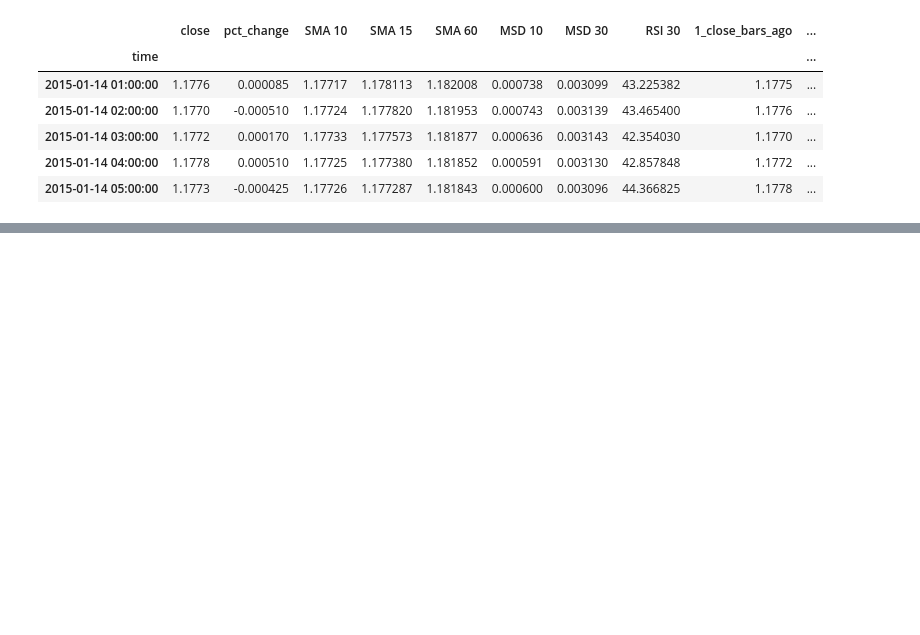
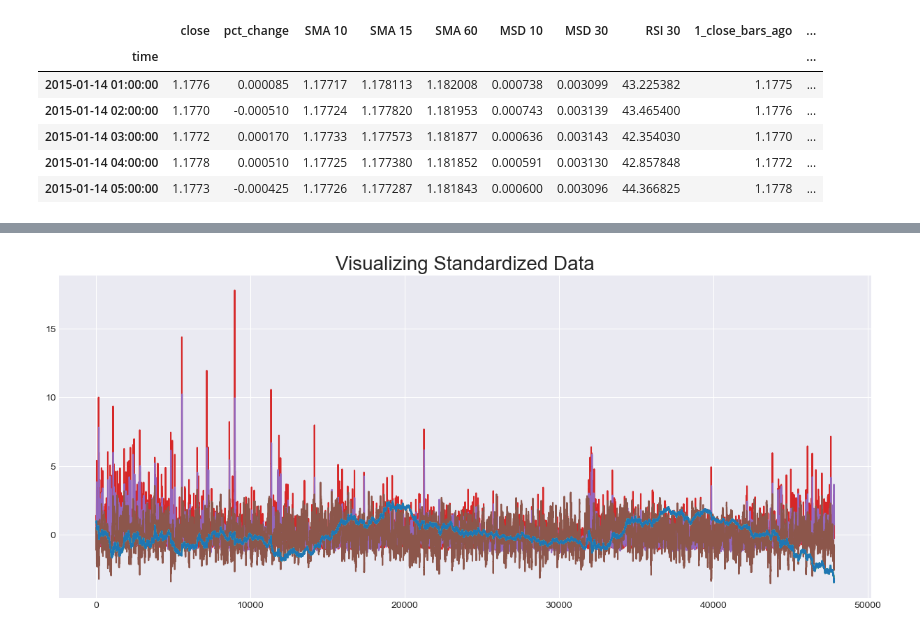
Before and after one commit to YarosInter/Time-Series-Dense-Neural-Network, a Jupyter notebook: Dense_Layer_Neural_Network.ipynb, the cells around one changed output, grey strips where cells are left out. Cells and saved outputs as stored; diff of their text form; code cells hidden in the pictures; blank space fills up the shorter version.

```diff
--- a/Dense_Layer_Neural_Network.ipynb
+++ b/Dense_Layer_Neural_Network.ipynb
@@ -107,0 +133,6 @@ df_copy2.head()
+# %%
+pd.DataFrame(X_train_scaled).plot(figsize=(15, 6))
+plt.legend().set_visible(False)
+plt.title("Visualizing Standardized Data", fontsize=20);
+# %% [output]
+[figure, added]
```
Also changed, not shown: parts of 6 cells of this notebook.
